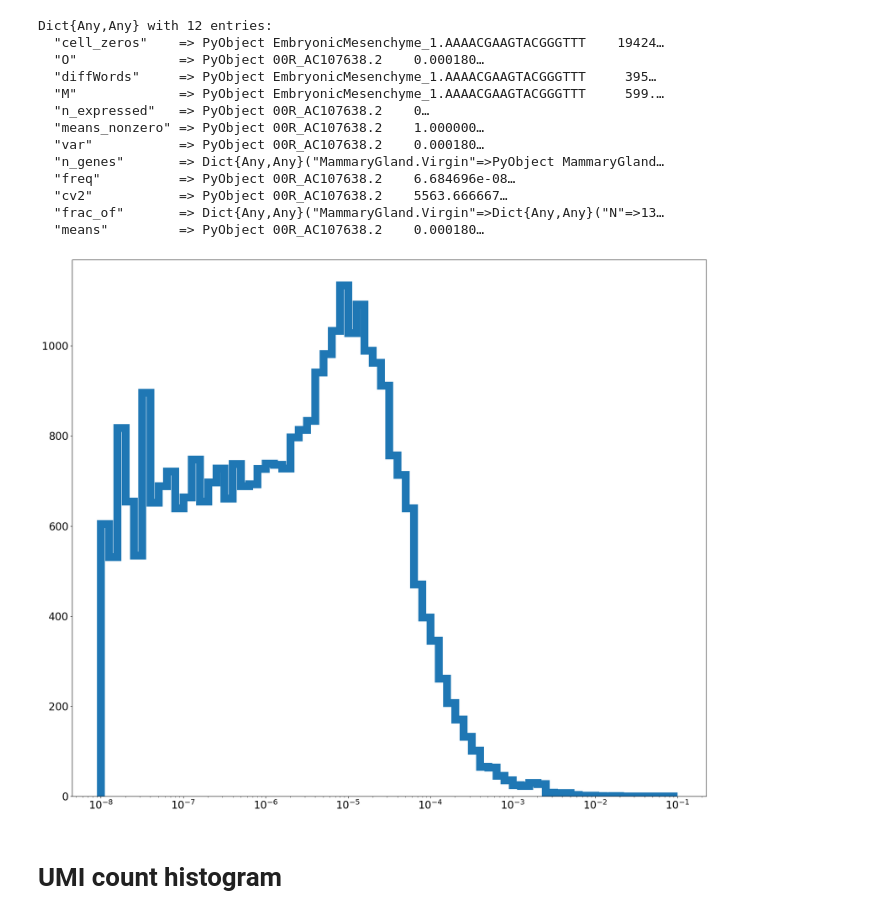
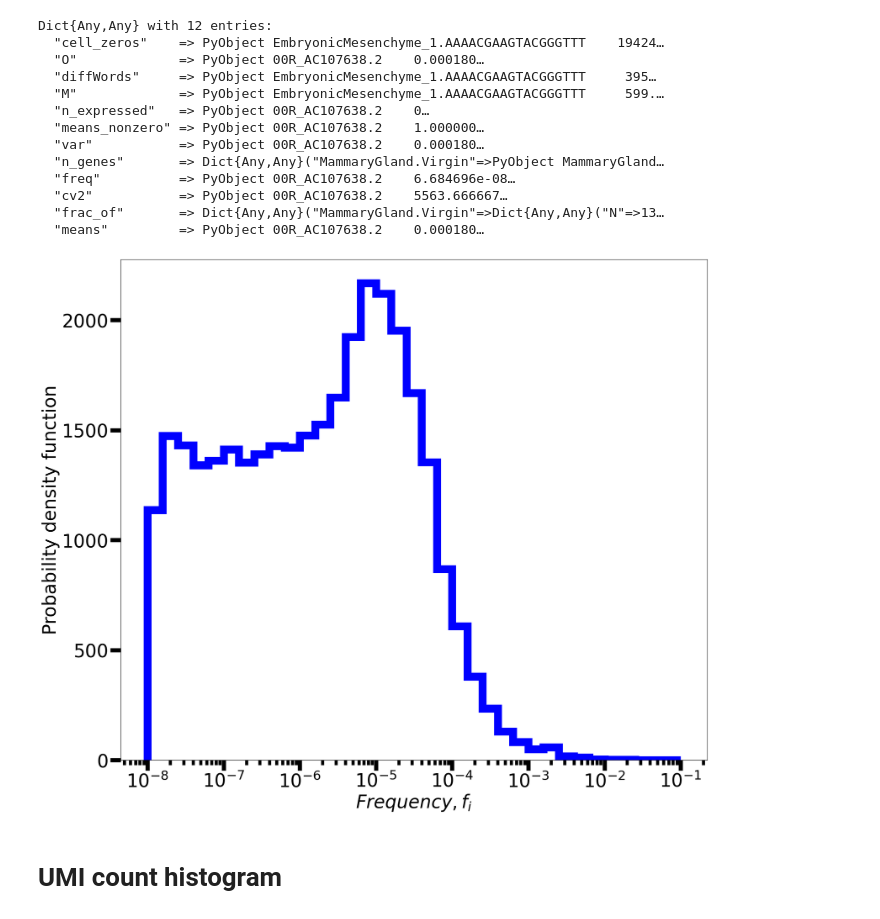
Before and after one commit to fvalle1/phd, a Jupyter notebook: mouse_Atlas/after_plot.ipynb, the cells around one changed output. Drawn from its saved outputs; the diff is of its cells as text; code cells hidden in the pictures.

```diff
--- a/mouse_Atlas/after_plot.ipynb
+++ b/mouse_Atlas/after_plot.ipynb
@@ -380,0 +398,2 @@ fig.savefig("all_hist_$(data_source).png", dpi=400)
+# %%
+data = Tacos.load_pickle("mca/data_all.pkl");
@@ -399,21 +438,28 @@ Dict{Any,Any} with 12 entries:
 # %%
 fig, ax = PyPlot.subplots(figsize=(18,15))
 
 f = data["freq"].values
 f = f[f .> 0]
 
-x_bins = sort!([10. ^ -x for x in 1:0.1:8])
-bin_counts, bin_edges = ax.hist(f, bins=x_bins, density=false, histtype="step", lw=15)
+x_bins = sort!([10. ^ -x for x in 1:0.2:8])
+bin_counts, bin_edges = ax.hist(f, bins=x_bins, density=false, color="blue", histtype="step", lw=15)
+
+ax.set_xlabel(L"Frequency, f_i", fontsize=35)
+ax.set_ylabel("Probability density function", fontsize=35)
+
+ax.tick_params(labelsize=35, width=8, length=20)
+ax.tick_params(which="minor", width=6, length=10)
 
 #kde_values = pdf(kde(f), x_bins)
 #ax.plot(x_bins,kde_values/sum(kde_values)*30000)
 
 ax.set_xscale("log")
 
 
 PyPlot.show()
+fig.savefig("freq_pdf_mca.pdf")
 # %% [output]
-[figure, old version]
+[figure, new version]
 # %% [markdown]
 # UMI count histogram
 # %%
```
Also changed, not shown: parts of 16 cells of this notebook.
